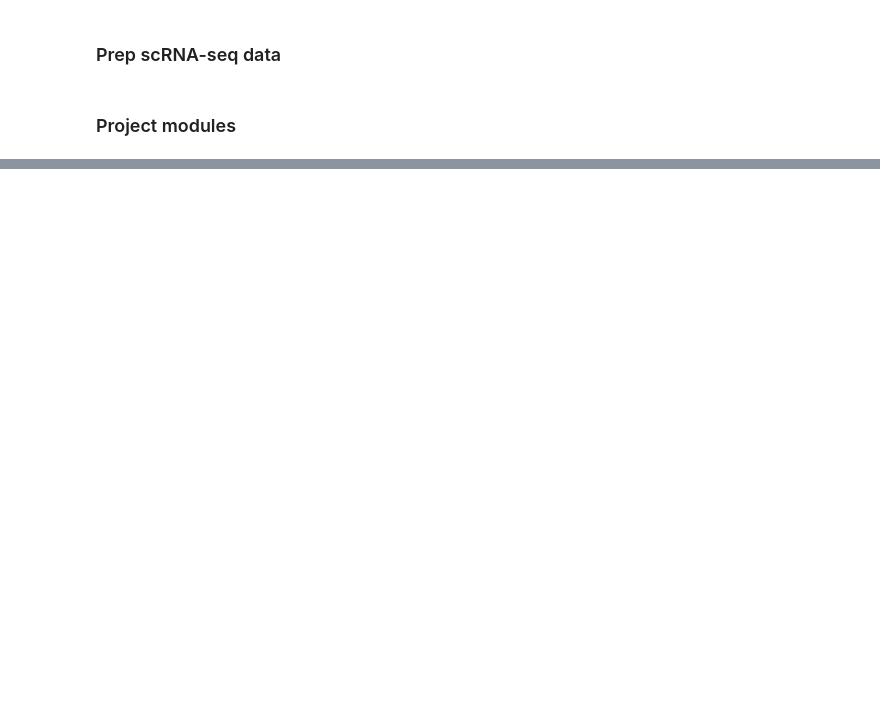
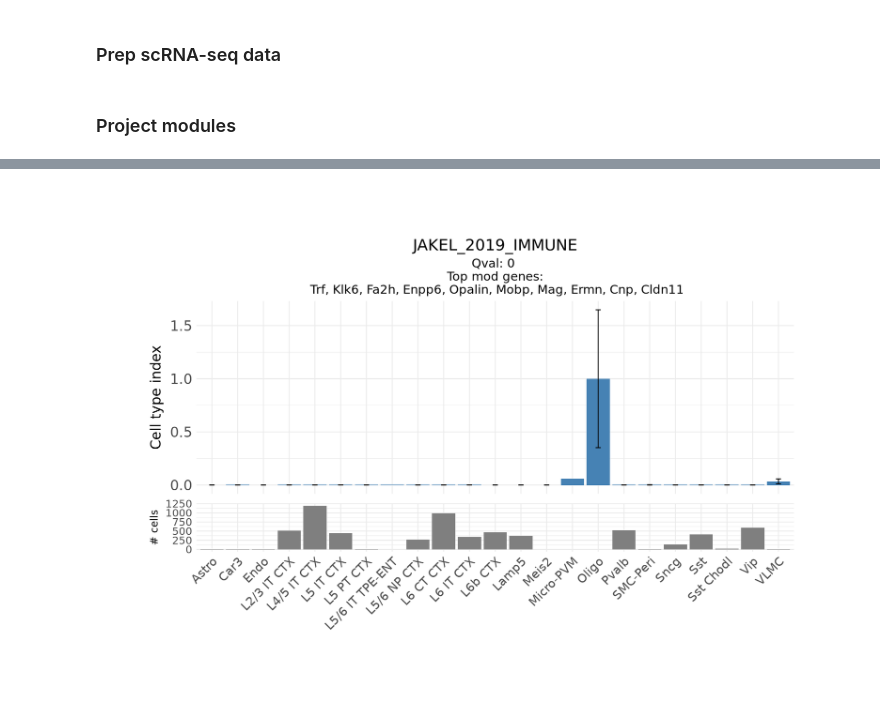
Before and after one commit to reliscu/bulk_splicing_GTEx_cortex, a Jupyter notebook: get_module_projections.ipynb, the cells around one changed output, grey strips where cells are left out. Cells and saved outputs as stored; diff of their text form; code cells hidden in the pictures; blank space fills up the shorter version.

Commit message:
projection analysis

```diff
--- a/get_module_projections.ipynb
+++ b/get_module_projections.ipynb
@@ -15,7 +15,7 @@ options(repr.plot.width=12, repr.plot.height=8, repr.plot.res=150)
 # %%
 mod_def <- "Seed"
 # %%
-top_mods_df <- fread("data/enrichments/GTEx_cortex_counts_All_501_outliers_removed_ComBat_SMGEBTCH_corrected_mergeParam0.95_subsetCutoff0.002_Modules_MO_2117sets_enrichments.csv", data.table=FALSE)
+top_mods_df <- fread("data/enrichments/GTEx_cortex_TPM_All_598_outliers_removed_ComBat_SMGEBTCH_corrected_mergeParam0.95_subsetCutoff0.26_Modules_MO_2117sets_enrichments.csv", data.table=FALSE)
 # %% [markdown]
 ### Prep scRNA-seq data
 # %%
@@ -57,2 +33,2 @@ A data.frame: 20 × 5
 # %%
-top_mods_df_subset <- top_mods_df[1:20,]
+top_mods_df_subset <- top_mods_df[1:50,]
@@ -58,0 +57,6 @@ top_mods_df_subset <- top_mods_df[1:20,]
+# %%
+set_source <- "Claude_marker_genes"
+
+marker_genes_list <- readRDS("/mnt/lareaulab/reliscu/projects/NSF_GRFP/data/marker_genes/AI/Claude_cortical_markers_human.RDS")
+
+names(marker_genes_list)
@@ -59,13 +74,15 @@ top_mods_df_subset <- top_mods_df[1:20,]
 # %%
 # for (i in 1:nrow(top_mods_df_subset)) {
 
-    i <- 6
+    # i <- which(top_mods_df_subset$Cell_type == "LAU_2020_EXCIT")
+    i <- which(names(marker_genes_list) == "Oligo")
 
-    kME_path <- top_mods_df_subset$kME_path[i]
-    mod <- top_mods_df$Module[i]
-    mod_genes <- get_mod_genes(kME_path, mod, mod_def)
-    # Convert to mouse genes
-    mod_genes <- convert_genes(mod_genes, target_species="mouse")
+    # kME_path <- top_mods_df_subset$kME_path[i]
+    # mod <- top_mods_df$Module[i]
+    # mod_genes <- get_mod_genes(kME_path, mod, mod_def)
+    # # Convert to mouse genes
+    # mod_genes <- convert_genes(mod_genes, target_species="mouse")
+    mod_genes <- convert_genes(marker_genes_list[[i]], target_species="mouse")
 
     ctype_index_list <- get_module_ctype_index(expr, mod_genes, sampleinfo$subclass_label)
     ctype_expr_index <- ctype_index_list[[1]]
@@ -90,30 +107,32 @@ top_mods_df_subset <- top_mods_df[1:20,]
         geom_errorbar(aes(ymin=Index-2*SE, ymax=Index+2*SE), width=0.2) +
         labs(y="Cell type index") +
         theme_minimal() +
         theme(
             plot.title=element_text(size=18, hjust=0.5),
             plot.subtitle=element_text(size=14, hjust=0.5),
             axis.title.x=element_blank(),
             axis.text.x=element_blank(),  # Remove labels from top
             axis.text.y=element_text(size=16),
             axis.title.y=element_text(size=16)
         ) +
         labs(title=plot_title, subtitle=plot_sub)
 
     n_cells_plot <- ggplot(data=df, aes(x=Cell_type, y=No.cells)) +
         geom_bar(stat="identity", fill="gray50") +
         labs(y="# cells") +
         theme_minimal() +
         theme(
             axis.title.x=element_blank(),
             axis.text.x=element_text(size=14, angle=45, hjust=1),
             axis.title.y=element_text(size=12),
             axis.text.y=element_text(size=12)
         )
         # scale_y_continuous(trans="log2")
 
 
     # Stack them
     print(index_plot / n_cells_plot + plot_layout(heights=c(4, 1)))
 
 # }
+# %% [output]
+[figure, added]
```
Also changed, not shown: parts of 3 cells of this notebook, 2 other files.
